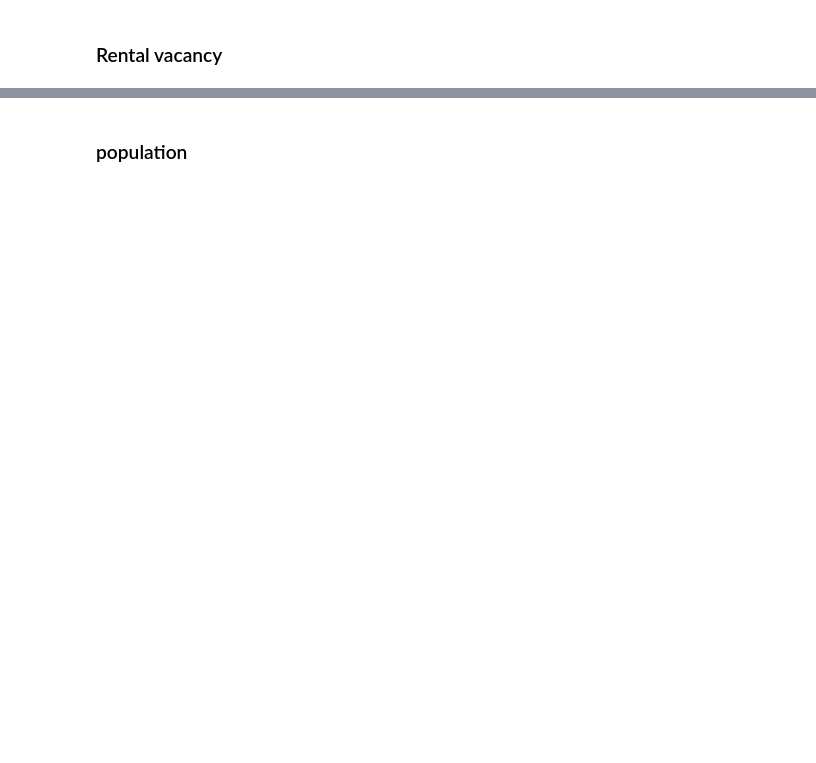
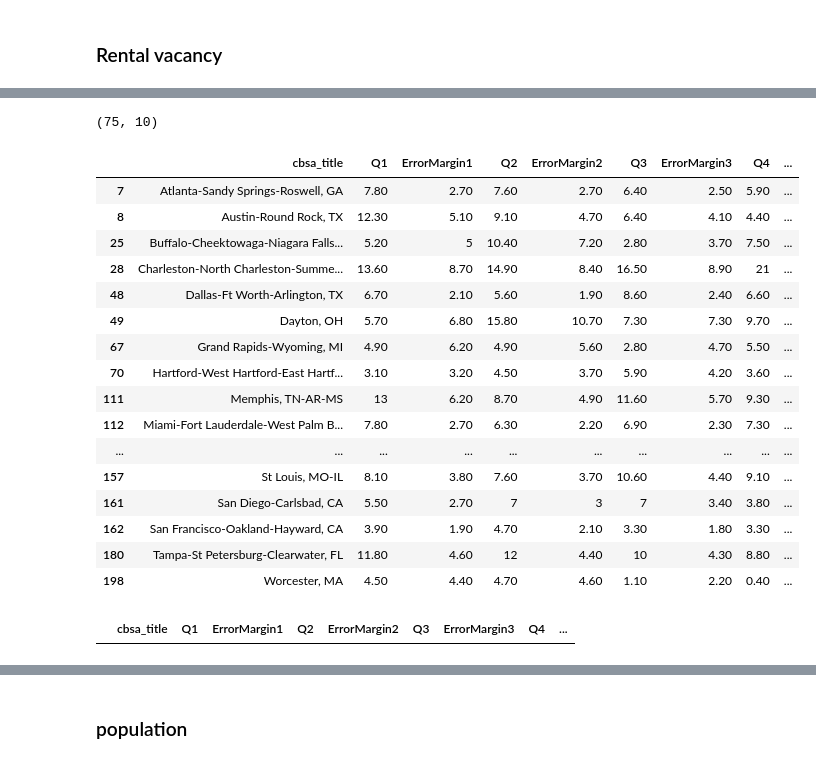
Before and after one commit to paultanger/realty-markets-analyzer, a Jupyter notebook: notebooks/EDA.ipynb, the cells around one changed output, grey strips where cells are left out. Drawn from its saved outputs; the diff is of its cells as text; code cells hidden in the pictures; blank space fills up the shorter version.

```diff
--- a/notebooks/EDA.ipynb
+++ b/notebooks/EDA.ipynb
@@ -170,0 +796,5 @@ vacancy = vacancy.dropna(subset=['Metropolitan Statistical Area'], axis=0)
+# %%
+# keep unique
+vacancy_merge = vacancy_merge.drop_duplicates()
+vacancy_merge.shape
+vacancy_merge.head()
@@ -171,2 +808,34 @@ vacancy = vacancy.dropna(subset=['Metropolitan Statistical Area'], axis=0)
+# %%
+vacancy_merge.shape
+# %% [output]
+(75, 10)
+# %%
+# lots of little issues that aren't matching
+vacancy_merge[pd.isna(vacancy_merge['cbsa_code'])]
+# %% [output]
+|  | cbsa_title | Q1 | ErrorMargin1 | Q2 | ErrorMargin2 | Q3 | ErrorMargin3 | Q4 | ... |
+| 7 | Atlanta-Sandy Springs-Roswell, GA | 7.80 | 2.70 | 7.60 | 2.70 | 6.40 | 2.50 | 5.90 | ... |
+| 8 | Austin-Round Rock, TX | 12.30 | 5.10 | 9.10 | 4.70 | 6.40 | 4.10 | 4.40 | ... |
+| 25 | Buffalo-Cheektowaga-Niagara Falls... | 5.20 | 5 | 10.40 | 7.20 | 2.80 | 3.70 | 7.50 | ... |
+| 28 | Charleston-North Charleston-Summe... | 13.60 | 8.70 | 14.90 | 8.40 | 16.50 | 8.90 | 21 | ... |
+| 48 | Dallas-Ft Worth-Arlington, TX | 6.70 | 2.10 | 5.60 | 1.90 | 8.60 | 2.40 | 6.60 | ... |
+| 49 | Dayton, OH | 5.70 | 6.80 | 15.80 | 10.70 | 7.30 | 7.30 | 9.70 | ... |
+| 67 | Grand Rapids-Wyoming, MI | 4.90 | 6.20 | 4.90 | 5.60 | 2.80 | 4.70 | 5.50 | ... |
+| 70 | Hartford-West Hartford-East Hartf... | 3.10 | 3.20 | 4.50 | 3.70 | 5.90 | 4.20 | 3.60 | ... |
+| 111 | Memphis, TN-AR-MS | 13 | 6.20 | 8.70 | 4.90 | 11.60 | 5.70 | 9.30 | ... |
+| 112 | Miami-Fort Lauderdale-West Palm B... | 7.80 | 2.70 | 6.30 | 2.20 | 6.90 | 2.30 | 7.30 | ... |
+| ... | ... | ... | ... | ... | ... | ... | ... | ... | ... |
+| 157 | St Louis, MO-IL | 8.10 | 3.80 | 7.60 | 3.70 | 10.60 | 4.40 | 9.10 | ... |
+| 161 | San Diego-Carlsbad, CA | 5.50 | 2.70 | 7 | 3 | 7 | 3.40 | 3.80 | ... |
+| 162 | San Francisco-Oakland-Hayward, CA | 3.90 | 1.90 | 4.70 | 2.10 | 3.30 | 1.80 | 3.30 | ... |
+| 180 | Tampa-St Petersburg-Clearwater, FL | 11.80 | 4.60 | 12 | 4.40 | 10 | 4.30 | 8.80 | ... |
+| 198 | Worcester, MA | 4.50 | 4.40 | 4.70 | 4.60 | 1.10 | 2.20 | 0.40 | ... |
+# %%
+# just fix it manually
+vacancy_merge2 = pd.read_csv('../data/vacancy_merge_fixed.csv')
+vacancy_merge2.head()
+vacancy_merge2[pd.isna(vacancy_merge2['cbsa_code'])]
+# %% [output]
+|  | cbsa_title | Q1 | ErrorMargin1 | Q2 | ErrorMargin2 | Q3 | ErrorMargin3 | Q4 | ... |
 # %%
 # TODO: split the city and state into new col? or do it in SQL?
```
Also changed, not shown: parts of 99 cells of this notebook.
